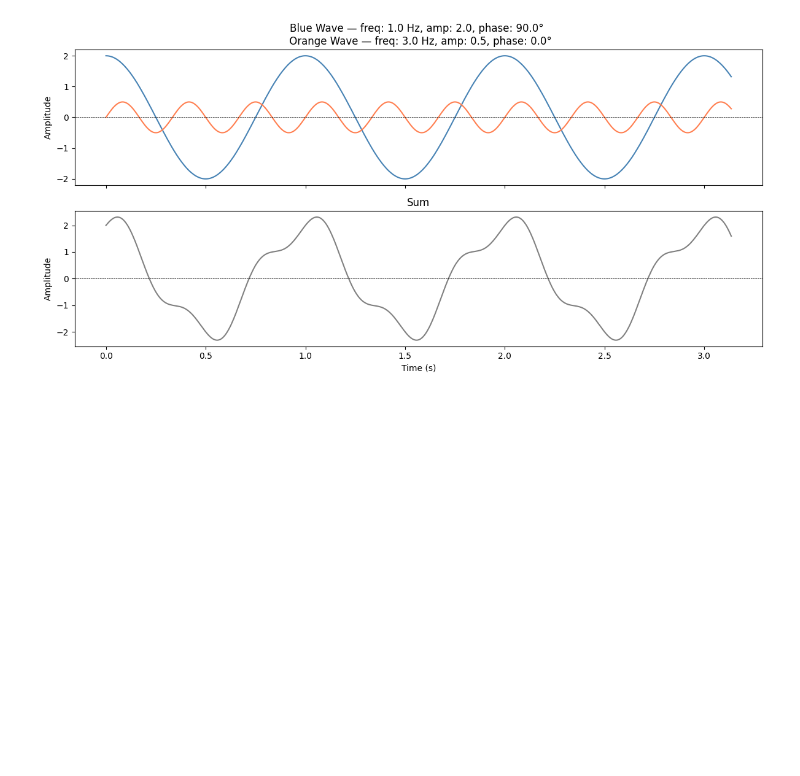
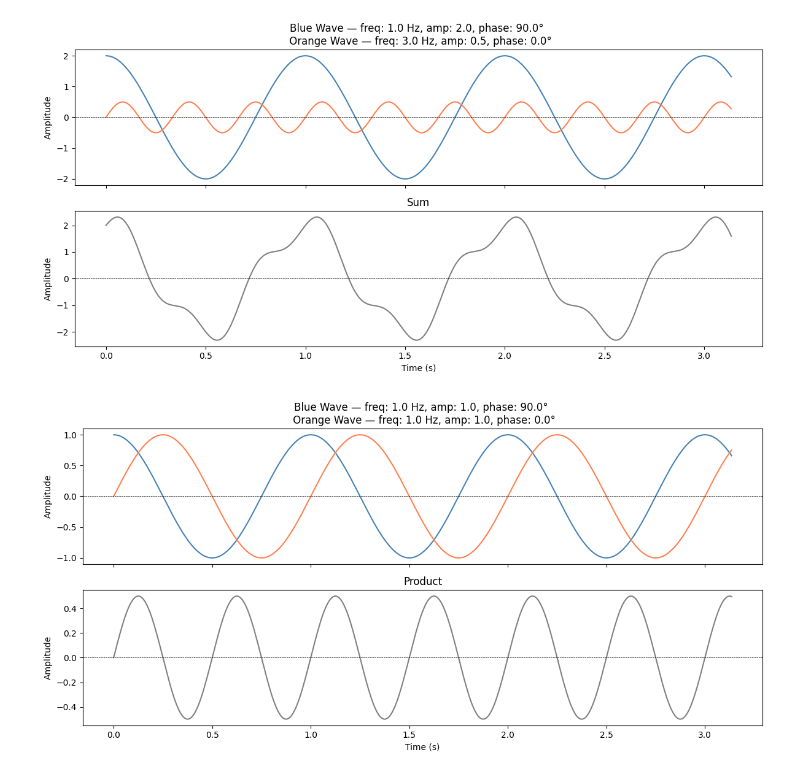
Before and after one commit to mik-nowacki/thesis-project, a Jupyter notebook: notebooks/preprocessing/visualization_theory.ipynb, the cells around one changed output. Drawn from its saved outputs; the diff is of its cells as text; code cells hidden in the pictures; blank space fills up the shorter version.

Commit message:
finalized visuals for Section 3.1

```diff
--- a/notebooks/preprocessing/visualization_theory.ipynb
+++ b/notebooks/preprocessing/visualization_theory.ipynb
@@ -39,3 +40,38 @@ def plot_sine_waves(
 plot_sine_waves()
 # %% [output]
 [figure]
+# %%
+def plot_sine_waves(
+    freq1=1.0, amp1=2.0, phase1=90.0,
+    freq2=3.0, amp2=0.5, phase2=0.0,
+    duration=0.5, sample_rate=1000
+):
+    t = np.linspace(0, duration, int(sample_rate * duration), endpoint=False)
+    t_rad = 2 * np.pi * t
+
+    wave1 = amp1 * np.sin(2 * np.pi * freq1 * t_rad + np.radians(phase1))
+    wave2 = amp2 * np.sin(2 * np.pi * freq2 * t_rad + np.radians(phase2))
+    wave_dot = wave1 * wave2
+
+    fig, axes = plt.subplots(2, 1, figsize=(12, 6), sharex=True)
+
+    axes[0].plot(t_rad, wave1, color='steelblue')
+    axes[0].plot(t_rad, wave2, color='coral')
+    axes[0].set_title(f'Blue Wave — freq: {freq1} Hz, amp: {amp1}, phase: {phase1}° \n Orange Wave — freq: {freq2} Hz, amp: {amp2}, phase: {phase2}°')
+
+    axes[1].plot(t_rad, wave_dot, color='gray')
+    axes[1].set_title('Product')
+
+    for ax in axes:
+        ax.axhline(0, color='black', linewidth=0.5, linestyle='--')
+        ax.set_ylabel('Amplitude')
+
+    axes[1].set_xlabel('Time (s)')
+    plt.tight_layout()
+    plt.show()
+# %%
+plot_sine_waves(freq1=1.0, amp1=1.0, phase1=90.0,
+                freq2=1.0, amp2=1.0, phase2=0.0,
+                duration=0.5, sample_rate=1000)
+# %% [output]
+[figure, added]
```
Also changed, not shown: parts of 8 cells of this notebook, 1 other file.
